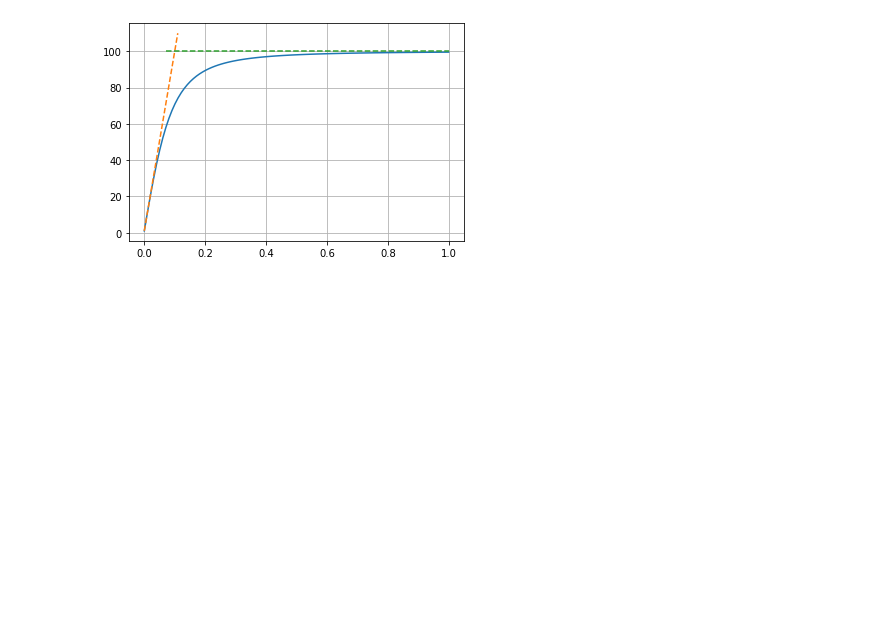
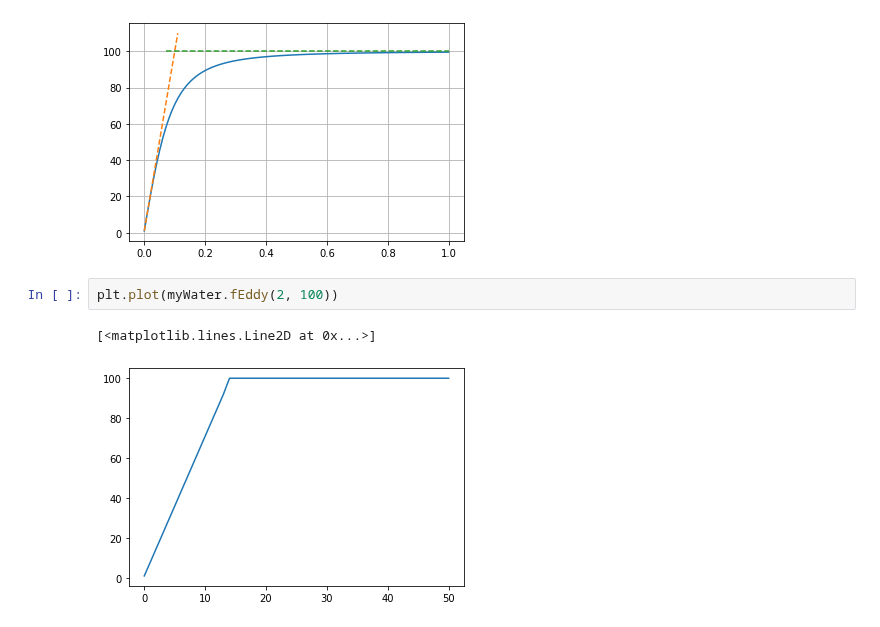
Before and after one commit to Henrikum/skrinning-stuff, a Jupyter notebook: notebooks/skrinning stuff.ipynb, the cells around one changed output. Drawn from its saved outputs; the diff is of its cells as text; blank space fills up the shorter version.

Commit message:
Created eddy viscosity (= eddy sigma) multiplier.

```diff
--- a/notebooks/skrinning stuff.ipynb
+++ b/notebooks/skrinning stuff.ipynb
@@ -273,3 +273,8 @@ plt.grid()
 # %% [output]
 0.1
 [figure]
+# %%
+plt.plot(myWater.fEddy(2, 100))
+# %% [output]
+[<matplotlib.lines.Line2D at 0x...>]
+[figure, added]
```
Also changed, not shown: 1 other file.
